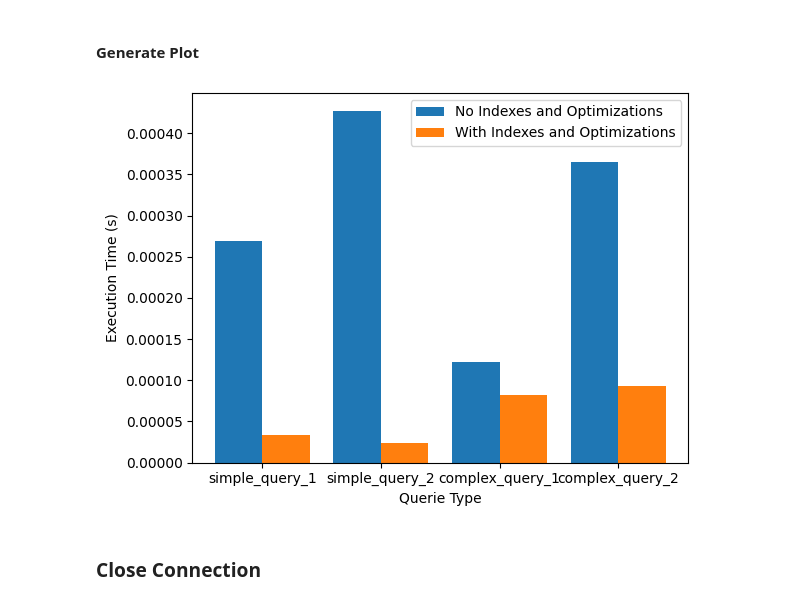
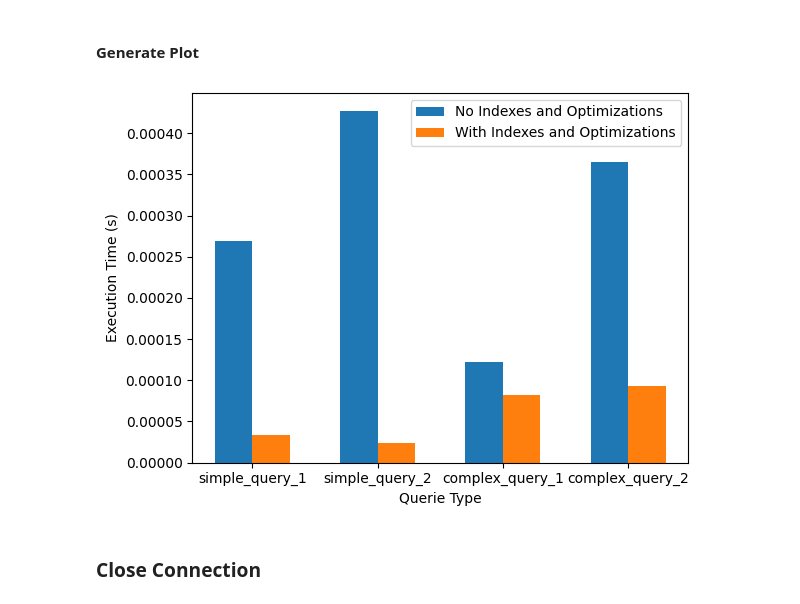
Before and after one commit to theRobertSan/Database-Performance-Comparison, a Jupyter notebook: sqlite_queries.ipynb, the cells around one changed output. Drawn from its saved outputs; the diff is of its cells as text; code cells hidden in the pictures.

```diff
--- a/sqlite_queries.ipynb
+++ b/sqlite_queries.ipynb
@@ -329,15 +331,15 @@ Times with indexes and optimization:
 # %%
 X_axis = np.arange(len(performance_no_index))
 
-plt.bar(X_axis - 0.2, performance_no_index.values(), 0.4, label="No Indexes and Optimizations")
-plt.bar(X_axis + 0.2, performance_index_opt.values(), 0.4, label="With Indexes and Optimizations")
+plt.bar(X_axis - 0.15, performance_no_index.values(), 0.3, label="No Indexes and Optimizations")
+plt.bar(X_axis + 0.15, performance_index_opt.values(), 0.3, label="With Indexes and Optimizations")
 plt.xticks(X_axis, performance_no_index.keys())
 plt.legend()
 plt.xlabel("Querie Type")
 plt.ylabel("Execution Time (s)")
 plt.show()
 # %% [output]
-[figure, old version]
+[figure, new version]
 # %% [markdown]
 ### Close Connection
 # %%
```
Also changed, not shown: parts of 1 cell of this notebook, 1 other file.
